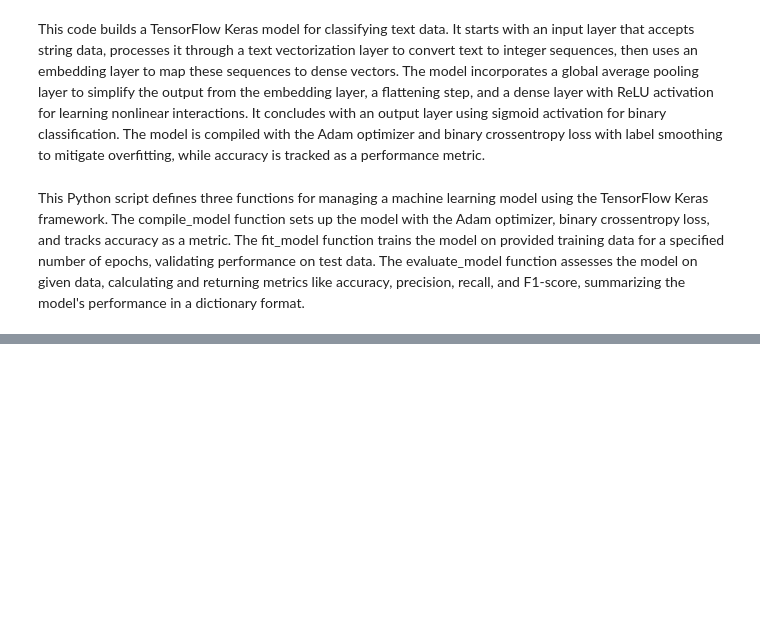
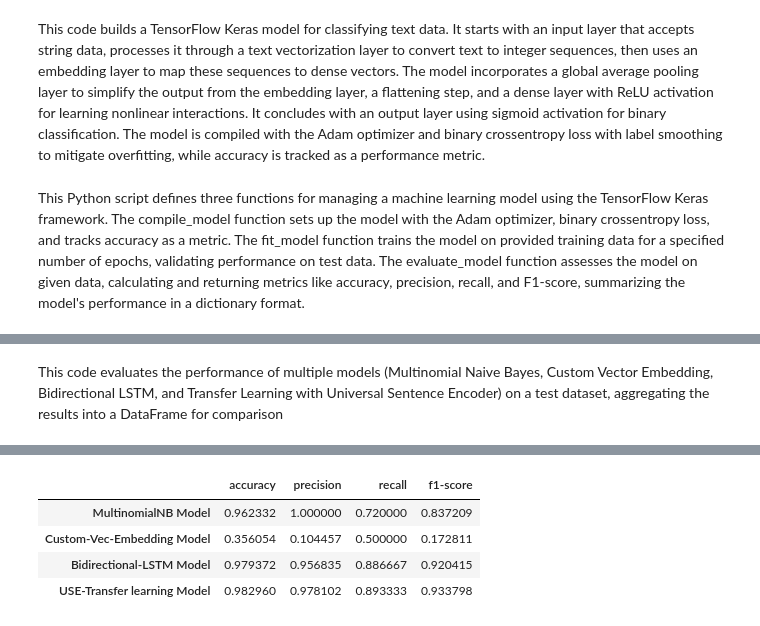
Before and after one commit to sushanthreddy29/SMS_Spam_Detection, a Jupyter notebook: SMS_Spam_Detection.ipynb, the cells around one changed output, grey strips where cells are left out. Cells and saved outputs as stored; diff of their text form; code cells hidden in the pictures; blank space fills up the shorter version.

```diff
--- a/SMS_Spam_Detection.ipynb
+++ b/SMS_Spam_Detection.ipynb
@@ -263,0 +265,31 @@ def evaluate_model(model, X, y):
+# %%
+# Splitting data for Training and testing
+
+from sklearn.model_selection import train_test_split
+
+X, y = np.asanyarray(df['Text']), np.asanyarray(df['label_enc'])
+new_df = pd.DataFrame({'Text': X, 'label': y})
+X_train, X_test, y_train, y_test = train_test_split(
+    new_df['Text'], new_df['label'], test_size=0.2, random_state=42)
+X_train.shape, y_train.shape, X_test.shape, y_test.shape
+
+# Convert X_train and X_test to numpy arrays
+X_train = X_train.to_numpy()
+X_test = X_test.to_numpy()
+
+input_layer = layers.Input(shape=(1,), dtype=tf.string)
+vec_layer = text_vec(input_layer)
+embedding_layer_model = embedding_layer(vec_layer)
+bi_lstm = layers.Bidirectional(layers.LSTM(
+    64, activation='tanh', return_sequences=True))(embedding_layer_model)
+lstm = layers.Bidirectional(layers.LSTM(64))(bi_lstm)
+flatten = layers.Flatten()(lstm)
+dropout = layers.Dropout(.1)(flatten)
+x = layers.Dense(32, activation='relu')(dropout)
+output_layer = layers.Dense(1, activation='sigmoid')(x)
+model_2 = keras.Model(input_layer, output_layer)
+
+compile_model(model_2) # compile the model
+
+# Now, call the fit_model function with the updated X_train and X_test
+history_2 = fit_model(model_2, epochs=5, X_train=X_train, y_train=y_train, X_test=X_test,  y_test=y_test) # fit the model
@@ -263,0 +361,15 @@ def evaluate_model(model, X, y):
+# %% [markdown]
+This code evaluates the performance of multiple models (Multinomial Naive Bayes, Custom Vector Embedding, Bidirectional LSTM, and Transfer Learning with Universal Sentence Encoder) on a test dataset, aggregating the results into a DataFrame for comparison
+# %%
+baseline_model_results = evaluate_model(baseline_model, X_test_vec, y_test)
+model_1_results = evaluate_model(model_1, X_test, y_test)
+model_2_results = evaluate_model(model_2, X_test, y_test)
+model_3_results = evaluate_model(model_3, X_test, y_test)
+
+total_results = pd.DataFrame({'MultinomialNB Model':baseline_model_results,
+							'Custom-Vec-Embedding Model':model_1_results,
+							'Bidirectional-LSTM Model':model_2_results,
+							'USE-Transfer learning Model':model_3_results}).transpose()
+
+total_results
+# %% [output]
@@ -263,0 +379,5 @@ def evaluate_model(model, X, y):
+|  | accuracy | precision | recall | f1-score |
+| MultinomialNB Model | 0.962332 | 1.000000 | 0.720000 | 0.837209 |
+| Custom-Vec-Embedding Model | 0.356054 | 0.104457 | 0.500000 | 0.172811 |
+| Bidirectional-LSTM Model | 0.979372 | 0.956835 | 0.886667 | 0.920415 |
+| USE-Transfer learning Model | 0.982960 | 0.978102 | 0.893333 | 0.933798 |
```
Also changed, not shown: parts of 7 cells of this notebook.
